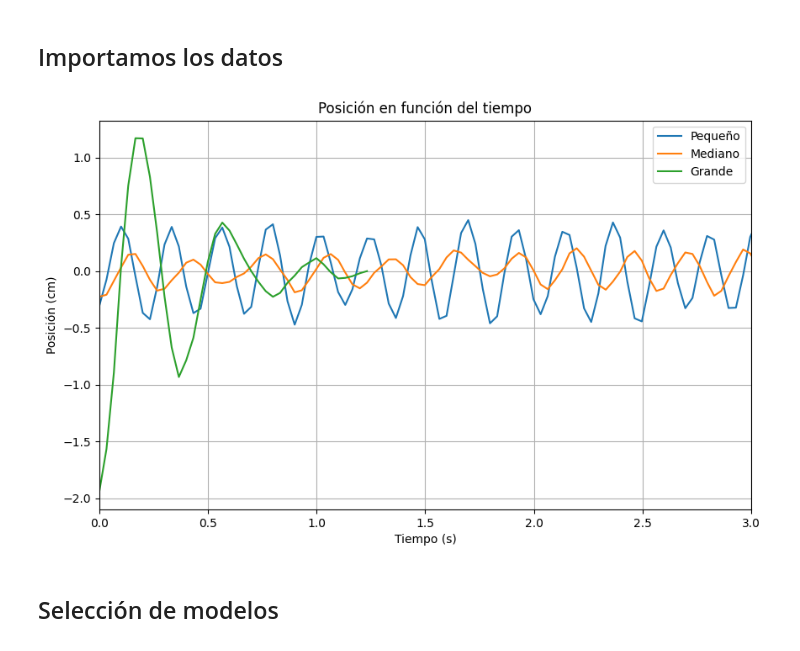
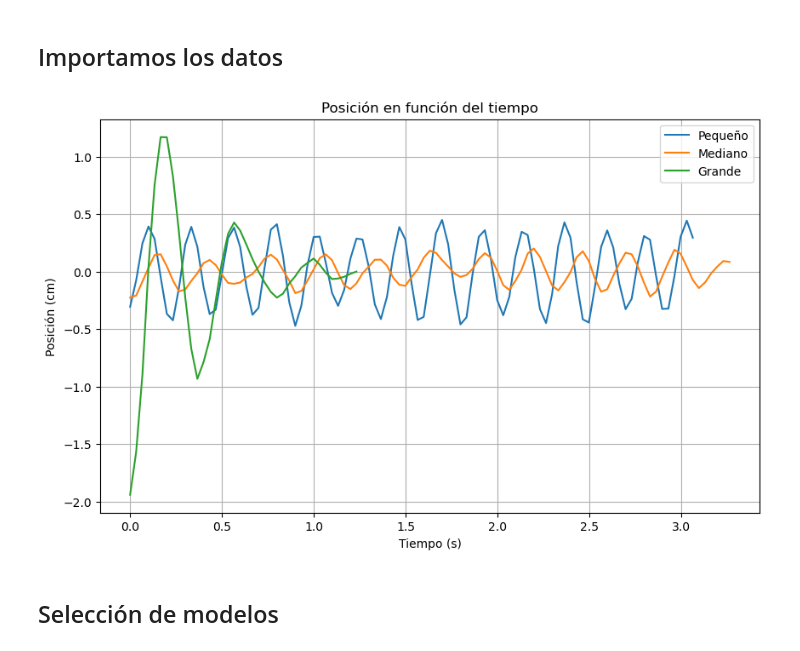
Before and after one commit to Vendetta0462/RetosCientificos-Reto10, a Jupyter notebook: code/ajuste_datos.ipynb, the cells around one changed output. Drawn from its saved outputs; the diff is of its cells as text; code cells hidden in the pictures.

```diff
--- a/code/ajuste_datos.ipynb
+++ b/code/ajuste_datos.ipynb
@@ -202,19 +192,17 @@ datos_icopor_grande["x"] = datos_icopor_grande["x"] - datos_icopor_grande["x"].i
 # %%
 # Graficamos los datos de las 3 pelotas de icopor en función del tiempo
 plt.figure(figsize=(10,6))
 plt.plot(datos_icopor_peque["t"], datos_icopor_peque["x"], label="Pequeño")
 plt.plot(datos_icopor_med["t"], datos_icopor_med["x"], label="Mediano")
 plt.plot(datos_icopor_grande["t"], datos_icopor_grande["x"], label="Grande")
 plt.xlabel("Tiempo (s)")
 plt.ylabel("Posición (cm)")
 plt.title("Posición en función del tiempo")
 plt.legend()
 plt.grid()
-plt.xlim(0,3)
 plt.show()
-#plt.savefig("./Images/Posicion_tiempo_Tamaño.png")
 # %% [output]
-[figure, old version]
+[figure, new version]
 # %% [markdown]
 ## Selección de modelos
 # %%
```
Also changed, not shown: parts of 9 cells of this notebook.
